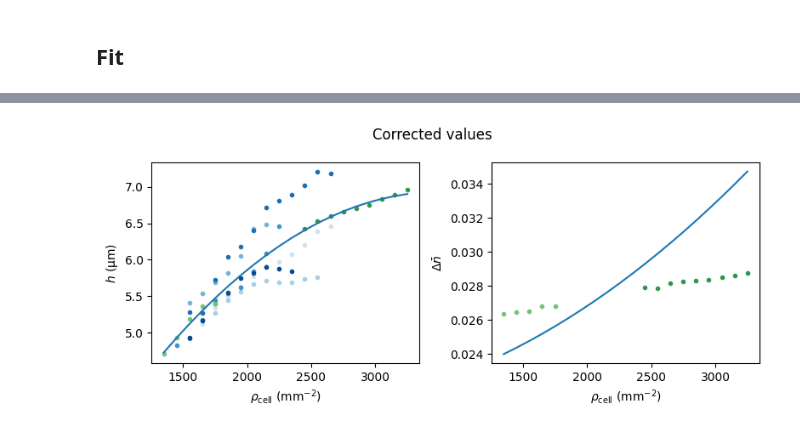
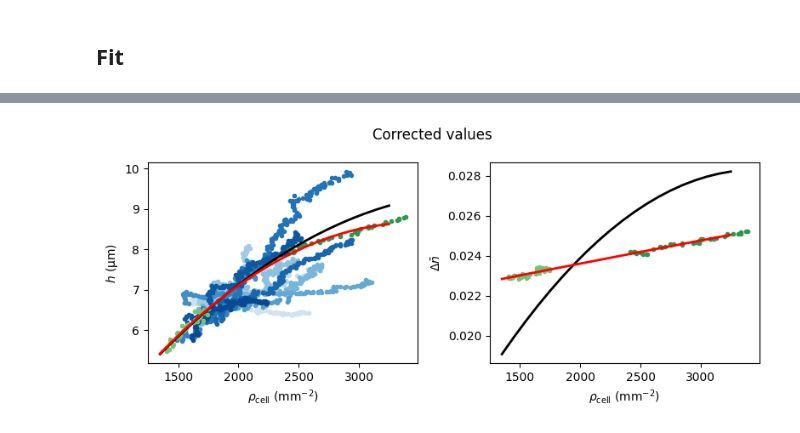
Before and after one commit to siljabl/MDCK-QPI, a Jupyter notebook: scripts/analysis/calibration_analysis.ipynb, the cells around one changed output, grey strips where cells are left out. Drawn from its saved outputs; the diff is of its cells as text; code cells hidden in the pictures.

```diff
--- a/scripts/analysis/calibration_analysis.ipynb
+++ b/scripts/analysis/calibration_analysis.ipynb
@@ -70,9 +75,9 @@ for dataset in datasets_2D:
 
     # Compute mean height of monolayer
     hmean_tmp = np.array([np.mean(frame[frame > 0]) for frame in stack])
-    if use_calibrated_heights:
-        if config["boundary"] == "open":
-            hmean_tmp += config["calibration"]["hshift"]
+
+    # Correct height fields without reference point in data
+    hmean_tmp = hmean_tmp + config["calibration"]["hshift"]
 
     hmean_2D.append( hmean_tmp )
     densities_2D.append(cells.density)
@@ -155,7 +129,7 @@ for dataset in datasets_3D:
     nmean_tmp = np.array([np.mean(n[h > 0]) for n,h in zip(nstack, hstack)])
 
     hmean_3D.append( hmean_tmp )
-    nmean_3D.append( nmean_tmp )
+    nmean_3D.append( nmean_tmp + config["calibration"]["nshift"])
     densities_3D.append(cells.density)
 # %% [output]
 State loaded from ../../../../hdd_data/silja/Monolayers/cell_features/raw/MDCK_20250904_B1-1_cells.p.
@@ -250,13 +261,12 @@ ax[1].set(xlabel=r"$\rho_{\text{cell}}$ (mm$^{-2}$)", ylabel=r"$\Delta \bar{n}$"
 for h, c in zip(hbinned_2D,
                 cmap_2D):
     ax[0].plot(density,        h, '.', c=c)
-    # ax[1].plot(density, f_2D * h, '.', c=c)
 
 for h, n, c in zip(hbinned_3D,
                    nbinned_3D,
                    cmap_3D):
     ax[0].plot(density, h, '.', c=c)
-    ax[1].plot(density, n - n0_3D, '.', c=c)
+    ax[1].plot(density, n, '.', c=c)
 
 fig.tight_layout()
 # %% [output]
@@ -264,14 +274,19 @@ fig.tight_layout()
 # %% [markdown]
 ## Fit
 # %%
+# concatenate and remove empty elements of density, mean height and std height
 h2D = np.ma.concatenate(hbinned_2D)
 h3D = np.ma.concatenate(hbinned_3D)
+dn3D = np.ma.concatenate(nbinned_3D)
 
 rho_2D = np.tile(density, len(hbinned_2D))[~h2D.mask]
 rho_3D = np.tile(density, len(hbinned_3D))[~h3D.mask]
 
 h2D = h2D.compressed()
 h3D = h3D.compressed()
+dn3D = dn3D.compressed()
+# dn3D = n3D
 
-w2D = 1
-w3D = 0.5
+wh2D = np.ma.concatenate(hbinned_std_2D).compressed()
+wh3D = np.ma.concatenate(hbinned_std_3D).compressed()
+wn3D = np.ma.concatenate(nbinned_std_3D).compressed()
@@ -316,34 +435,38 @@ fig
 # %%
 fig, ax = plt.subplots(1,2, figsize=(8,3.5))
 fig.suptitle("Corrected values")
 ax[0].set(xlabel=r"$\rho_{\text{cell}}$ (mm$^{-2}$)", ylabel=r"$h$ (µm)");
 ax[1].set(xlabel=r"$\rho_{\text{cell}}$ (mm$^{-2}$)", ylabel=r"$\Delta \bar{n}$");
 
-for h, c in zip(hbinned_2D,
-                cmap_2D):
-    ax[0].plot(density, f_2D * h / poly2(a, density), '.', c=c)
-    #ax[1].plot(density, f_2D * h, '.', c=c)
+for rho, h, c in zip(densities_2D,
+                     hmean_2D,
+                     cmap_2D):
+    ax[0].plot(rho, _2DQPI.dn0 * h / poly2(a, rho), '.', c=c)
 
-for h, n, c in zip(hbinned_3D,
-                   nbinned_3D,
-                   cmap_3D):
-    ax[0].plot(density, h, '.', c=c)
-    ax[1].plot(density, a[0] + n - n0_3D, '.', c=c)
+
+for rho, h, n, c in zip(densities_3D,
+                        hmean_3D,
+                        nmean_3D,
+                        cmap_3D):
+    ax[0].plot(rho, h, '.', c=c)
+    ax[1].plot(rho, n + n_shift - _3DQPI.n0, '.', c=c)
 
 
 # final height fit
-h_from_2D = 0.04 * h2D / poly2(a, rho_2D)
+h_from_2D = _2DQPI.dn0 * h2D / poly2(a, rho_2D)
 
 rho_combined = np.concatenate([rho_2D, rho_3D])
 h_combined   = np.concatenate([h_from_2D, h3D])
 w_combined   = np.concatenate([w2D * np.ones_like(rho_2D), w3D*np.ones_like(rho_3D)])
 
 # weighted polyfit
 beta = np.polyfit(rho_combined, h_combined, 2, w=w_combined)[::-1]
 
-ax[0].plot(density, poly2(beta, density))
-ax[1].plot(density, poly2(a, density))
+ax[0].plot(density, poly2(beta, density), '-k', lw=2)
+ax[0].plot(density, poly2(theta0, density), '-r', lw=2)
+ax[1].plot(density, poly2(a, density),    '-k', lw=2)
+ax[1].plot(density, poly2(a0, density),    '-r', lw=2)
 
 fig.tight_layout()
 # %% [output]
-[figure, old version]
+[figure, new version]
```
Also changed, not shown: parts of 13 cells of this notebook.
